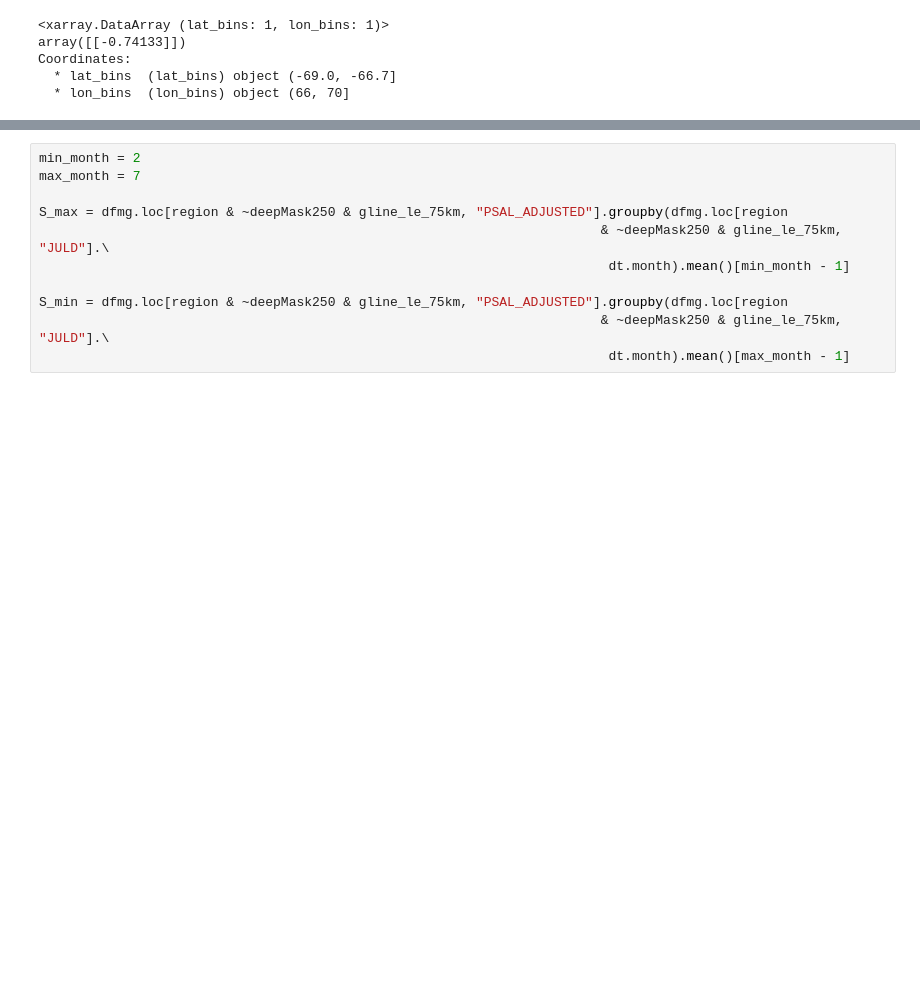
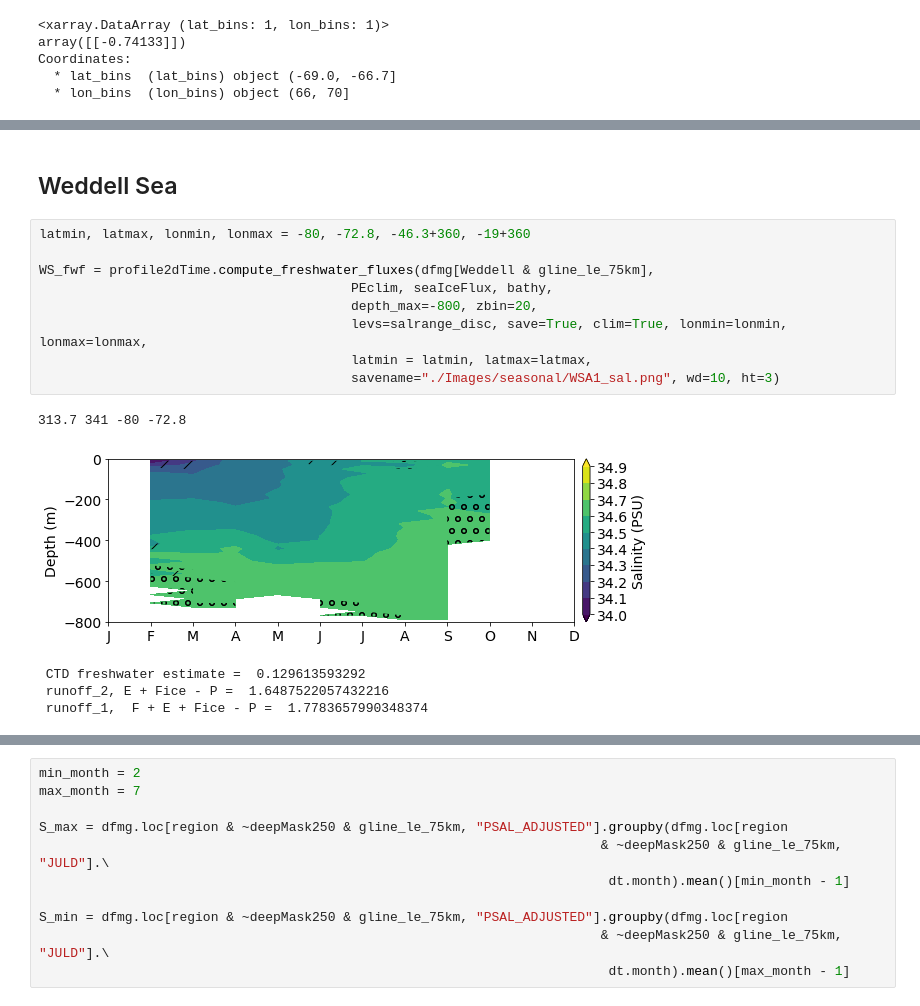
Before and after one commit to adityarn/antarctic_margins_MEOP, a Jupyter notebook: FreshwaterFluxes.ipynb, the cells around one changed output, grey strips where cells are left out. Saved outputs shown, nothing was run; the diff lists cells and outputs as text; blank space fills up the shorter version.

```diff
--- a/FreshwaterFluxes.ipynb
+++ b/FreshwaterFluxes.ipynb
@@ -380,0 +401,17 @@ Coordinates:
+# %% [markdown]
+## Weddell Sea
+# %%
+latmin, latmax, lonmin, lonmax = -80, -72.8, -46.3+360, -19+360
+
+WS_fwf = profile2dTime.compute_freshwater_fluxes(dfmg[Weddell & gline_le_75km],
+                                        PEclim, seaIceFlux, bathy,
+                                        depth_max=-800, zbin=20,
+                                        levs=salrange_disc, save=True, clim=True, lonmin=lonmin, lonmax=lonmax,
+                                        latmin = latmin, latmax=latmax,
+                                        savename="./Images/seasonal/WSA1_sal.png", wd=10, ht=3)
+# %% [output]
+313.7 341 -80 -72.8
+[figure, added]
+ CTD freshwater estimate =  0.129613593292
+ runoff_2, E + Fice - P =  1.6487522057432216
+ runoff_1,  F + E + Fice - P =  1.7783657990348374
```
Also changed, not shown: parts of 33 cells of this notebook, 2 other files.
